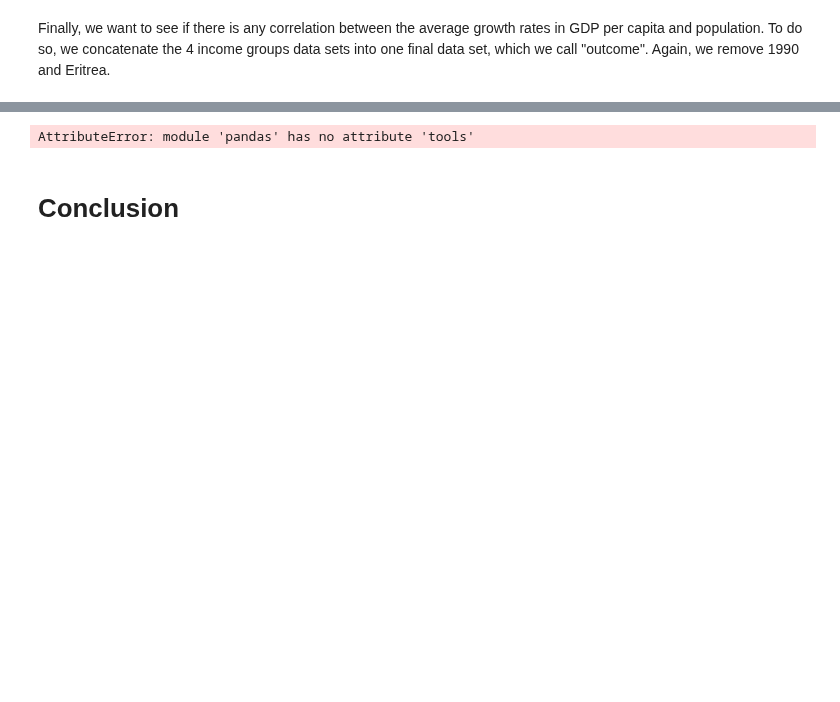
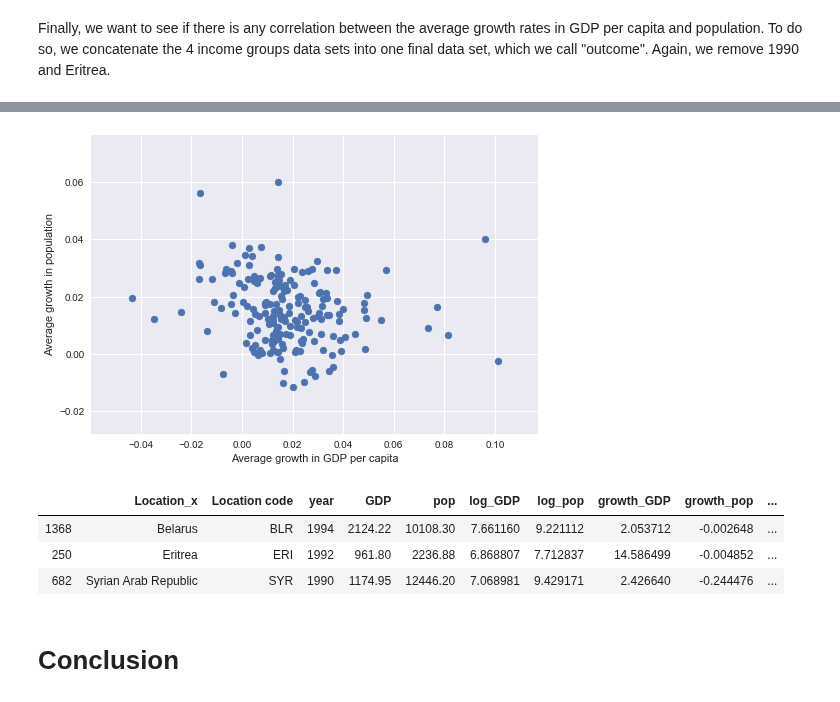
Before and after one commit to NumEconCopenhagen/projects-2020-1001numpyarrays, a Jupyter notebook: dataproject/dataproject_2.ipynb, the cells around one changed output, grey strips where cells are left out. Cells and saved outputs as stored; diff of their text form; code cells hidden in the pictures; blank space fills up the shorter version.

```diff
--- a/dataproject/dataproject_2.ipynb
+++ b/dataproject/dataproject_2.ipynb
@@ -270,16 +321,25 @@ outcome1991.head(10)
 # %%
 # Scatter plot
 scatterx = outcome1991.groupby(["Location_x"]).growth_GDP.mean()
 scattery = outcome1991.groupby(["Location_x"]).growth_pop.mean()
 
 
 plt.scatter(scatterx, scattery)
 plt.xlabel("Average growth in GDP per capita")
 plt.ylabel("Average growth in population");
 plt.grid(True)
-groups = outcome1991.groupby('income_group')
-colors = pd.tools.plotting._get_standard_colors(len(groups), color_type='random')_get_standard_colors
+#groups = outcome1991.groupby('income_group')
+#colors = pd.tools.plotting._get_standard_colors(len(groups), color_type='random')_get_standard_colors
 # %% [output]
-AttributeError: module 'pandas' has no attribute 'tools'
+[figure, added]
+# %%
+outliers = outcome[outcome.growth_GDP >=1.5]
+
+outliers.head(100)
+# %% [output]
+|  | Location_x | Location code | year | GDP | pop | log_GDP | log_pop | growth_GDP | growth_pop | ... |
+| 1368 | Belarus | BLR | 1994 | 2124.22 | 10108.30 | 7.661160 | 9.221112 | 2.053712 | -0.002648 | ... |
+| 250 | Eritrea | ERI | 1992 | 961.80 | 2236.88 | 6.868807 | 7.712837 | 14.586499 | -0.004852 | ... |
+| 682 | Syrian Arab Republic | SYR | 1990 | 1174.95 | 12446.20 | 7.068981 | 9.429171 | 2.426640 | -0.244476 | ... |
 # %% [markdown]
 # Conclusion
```
Also changed, not shown: parts of 9 cells of this notebook, 3 other files.
